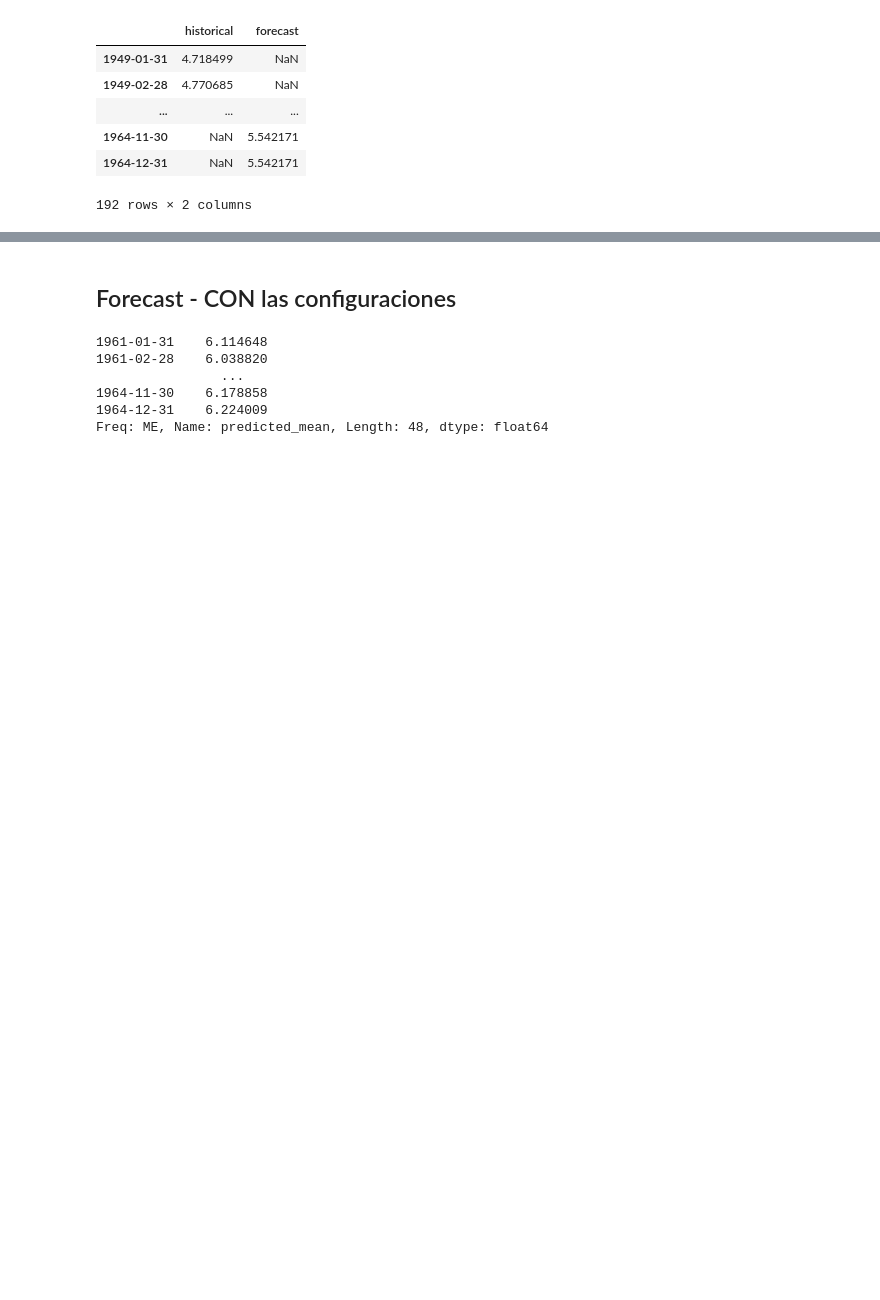
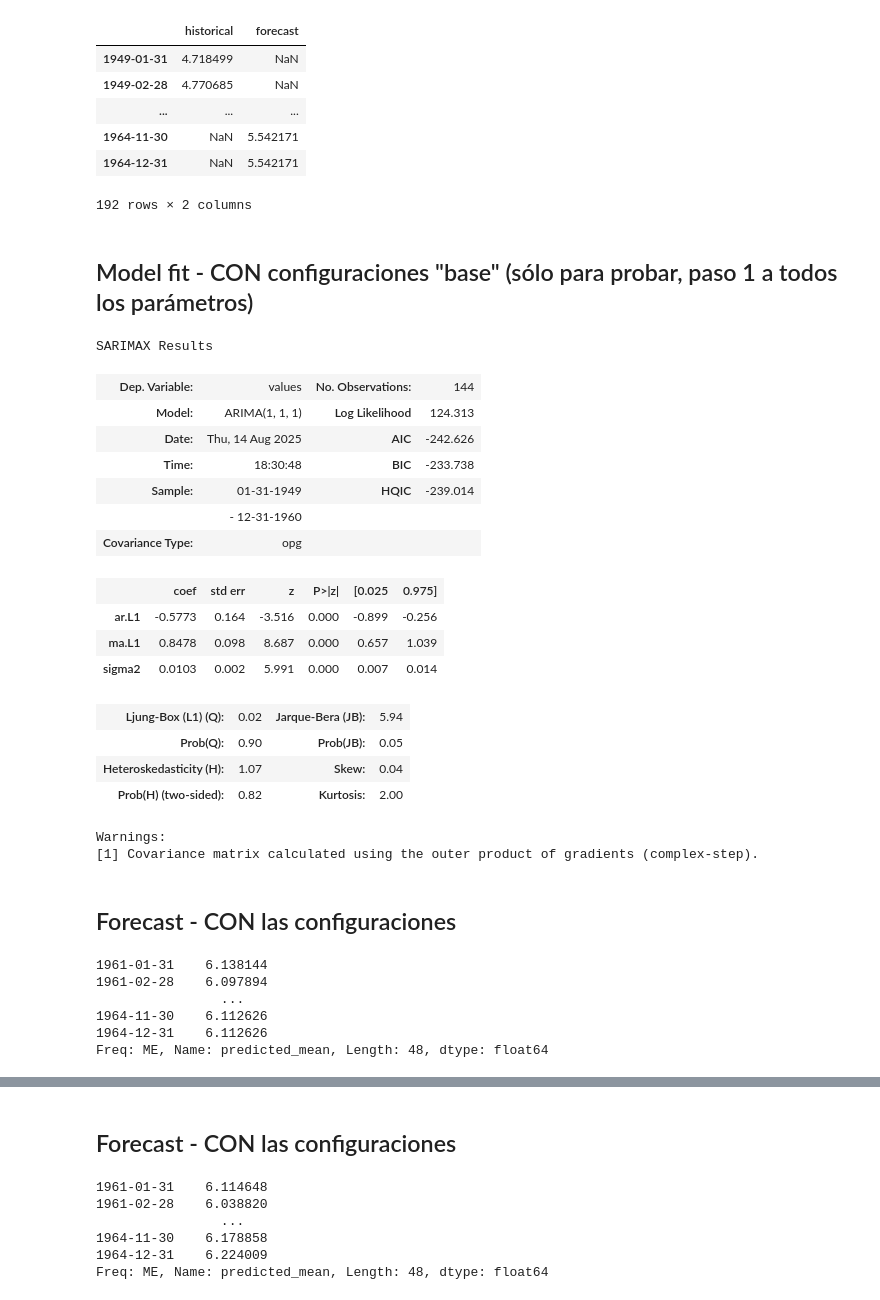
Before and after one commit to myothergit/python-for-time-series-forecasting-5246009, a Jupyter notebook: notebooks/2_Modelling/2_ARIMA/Code.ipynb, the cells around one changed output, grey strips where cells are left out. Cells and saved outputs as stored; diff of their text form; code cells hidden in the pictures; blank space fills up the shorter version.

```diff
--- a/notebooks/2_Modelling/2_ARIMA/Code.ipynb
+++ b/notebooks/2_Modelling/2_ARIMA/Code.ipynb
@@ -215,3 +219,5 @@ df_pred
 # En este caso, sin haber aplicado las configuraciones, el resultado del forecast es HORRIBLE!!
 
 df_pred.plot(color='variable')
+# %% [markdown]
+## Model fit - CON configuraciones "base" (sólo para probar, paso 1 a todos los parámetros)
@@ -217,0 +233,44 @@ df_pred.plot(color='variable')
+# %%
+# Ahora en cambio generamos el model y model_fit, CON las configuraciones "base" (usando 1 para todos), para empezar a jugar con esos parámetros de order
+
+p = 1
+d = 1
+q = 1
+
+model = ARIMA(series, order=(p, d, q))
+model_fit = model.fit()
+
+model_fit.summary()
+# %% [output]
+SARIMAX Results
+| Dep. Variable: | values | No. Observations: | 144 |
+| Model: | ARIMA(1, 1, 1) | Log Likelihood | 124.313 |
+| Date: | Thu, 14 Aug 2025 | AIC | -242.626 |
+| Time: | 18:30:48 | BIC | -233.738 |
+| Sample: | 01-31-1949 | HQIC | -239.014 |
+|  | - 12-31-1960 |  |  |
+| Covariance Type: | opg |  |  |
+|  | coef | std err | z | P>|z| | [0.025 | 0.975] |
+| ar.L1 | -0.5773 | 0.164 | -3.516 | 0.000 | -0.899 | -0.256 |
+| ma.L1 | 0.8478 | 0.098 | 8.687 | 0.000 | 0.657 | 1.039 |
+| sigma2 | 0.0103 | 0.002 | 5.991 | 0.000 | 0.007 | 0.014 |
+| Ljung-Box (L1) (Q): | 0.02 | Jarque-Bera (JB): | 5.94 |
+| Prob(Q): | 0.90 | Prob(JB): | 0.05 |
+| Heteroskedasticity (H): | 1.07 | Skew: | 0.04 |
+| Prob(H) (two-sided): | 0.82 | Kurtosis: | 2.00 |
+Warnings:
+[1] Covariance matrix calculated using the outer product of gradients (complex-step).
+# %% [markdown]
+## Forecast - CON las configuraciones
+# %%
+HORIZON = 48
+
+forecast = model_fit.forecast(steps=HORIZON)
+forecast
+# %% [output]
+1961-01-31    6.138144
+1961-02-28    6.097894
+                ...
+1964-11-30    6.112626
+1964-12-31    6.112626
+Freq: ME, Name: predicted_mean, Length: 48, dtype: float64
```
Also changed, not shown: parts of 37 cells of this notebook.
